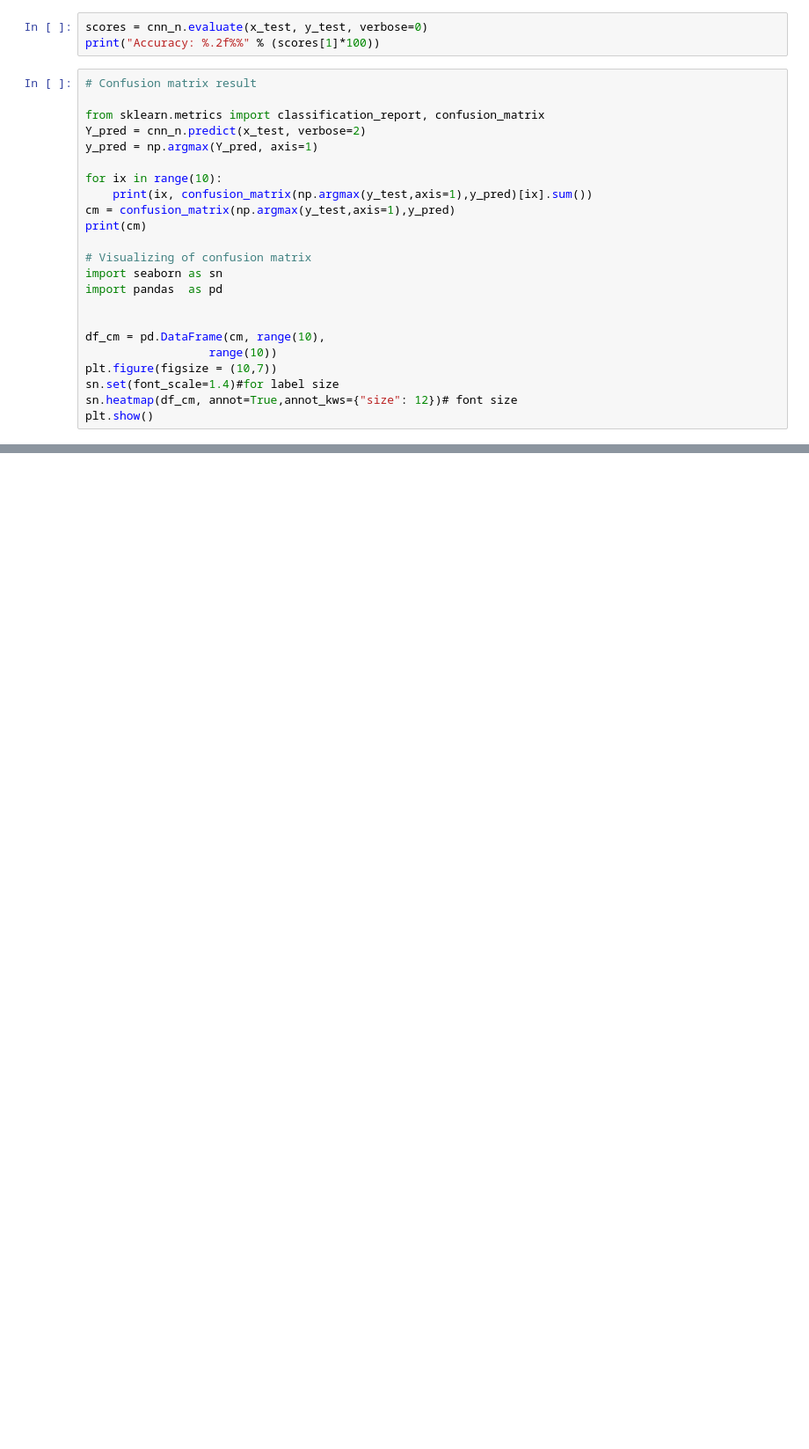
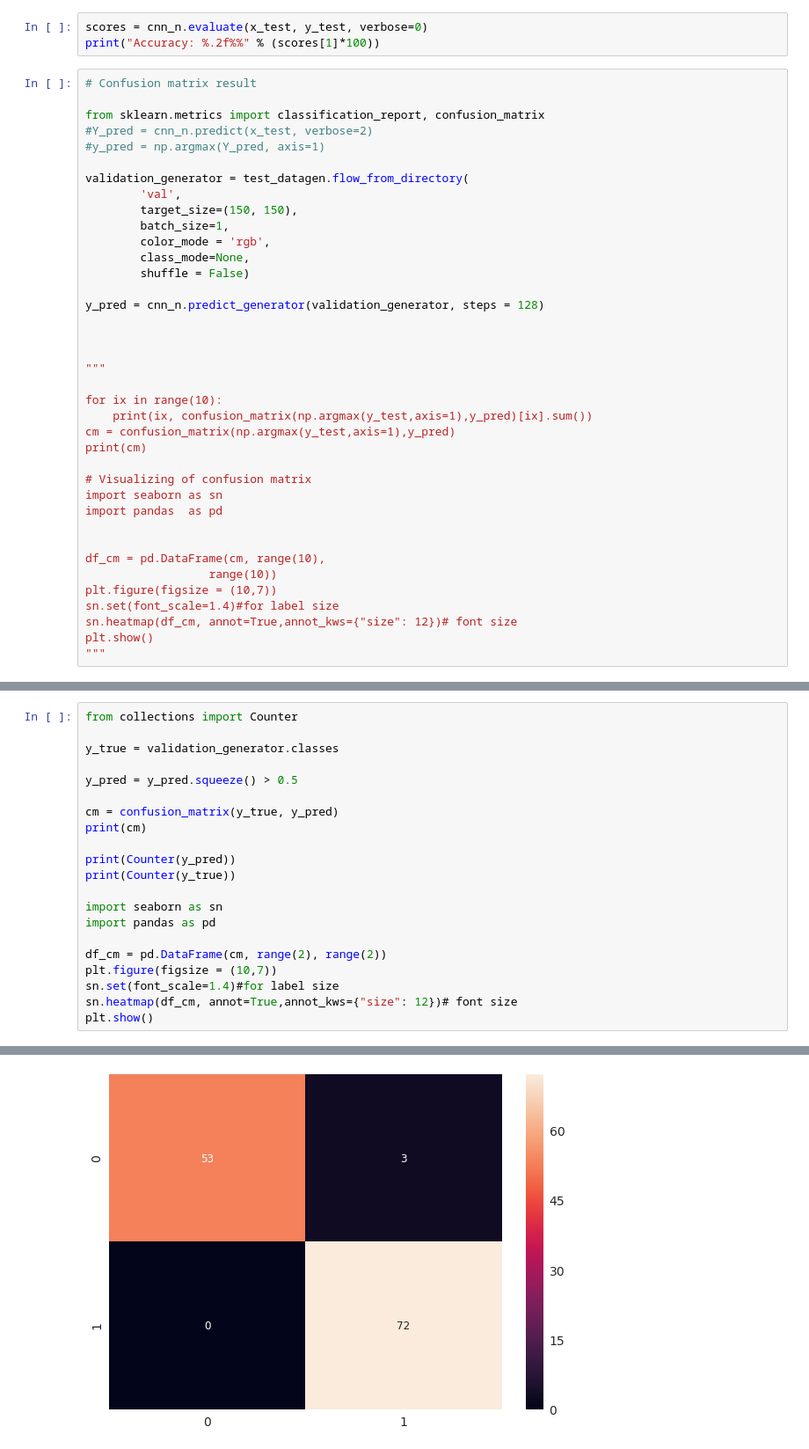
Before and after one commit to XiangnanHe/deep-learning, a Jupyter notebook: ConvNet Keras Tensorflow.ipynb, the cells around one changed output, grey strips where cells are left out. Shown: that part at 88% size. Saved outputs shown, nothing was run; the diff lists cells and outputs as text; blank space fills up the shorter version.

```diff
--- a/ConvNet Keras Tensorflow.ipynb
+++ b/ConvNet Keras Tensorflow.ipynb
@@ -182,8 +305,22 @@ print("Accuracy: %.2f%%" % (scores[1]*100))
 # Confusion matrix result
 
 from sklearn.metrics import classification_report, confusion_matrix
-Y_pred = cnn_n.predict(x_test, verbose=2)
-y_pred = np.argmax(Y_pred, axis=1)
+#Y_pred = cnn_n.predict(x_test, verbose=2)
+#y_pred = np.argmax(Y_pred, axis=1)
+
+validation_generator = test_datagen.flow_from_directory(
+        'val',
+        target_size=(150, 150),
+        batch_size=1,
+        color_mode = 'rgb',
+        class_mode=None,
+        shuffle = False)
+
+y_pred = cnn_n.predict_generator(validation_generator, steps = 128)
+
+
+
+"""
 
 for ix in range(10):
     print(ix, confusion_matrix(np.argmax(y_test,axis=1),y_pred)[ix].sum())
@@ -201,3 +338,4 @@ plt.figure(figsize = (10,7))
 sn.set(font_scale=1.4)#for label size
 sn.heatmap(df_cm, annot=True,annot_kws={"size": 12})# font size
 plt.show()
+"""
@@ -203,0 +345,22 @@ plt.show()
+# %%
+from collections import Counter
+
+y_true = validation_generator.classes
+
+y_pred = y_pred.squeeze() > 0.5
+
+cm = confusion_matrix(y_true, y_pred)
+print(cm)
+
+print(Counter(y_pred))
+print(Counter(y_true))
+
+import seaborn as sn
+import pandas as pd
+
+df_cm = pd.DataFrame(cm, range(2), range(2))
+plt.figure(figsize = (10,7))
+sn.set(font_scale=1.4)#for label size
+sn.heatmap(df_cm, annot=True,annot_kws={"size": 12})# font size
+plt.show()
+# %% [output]
@@ -203,0 +371 @@ plt.show()
+[figure, added]
```
Also changed, not shown: parts of 11 cells of this notebook.
